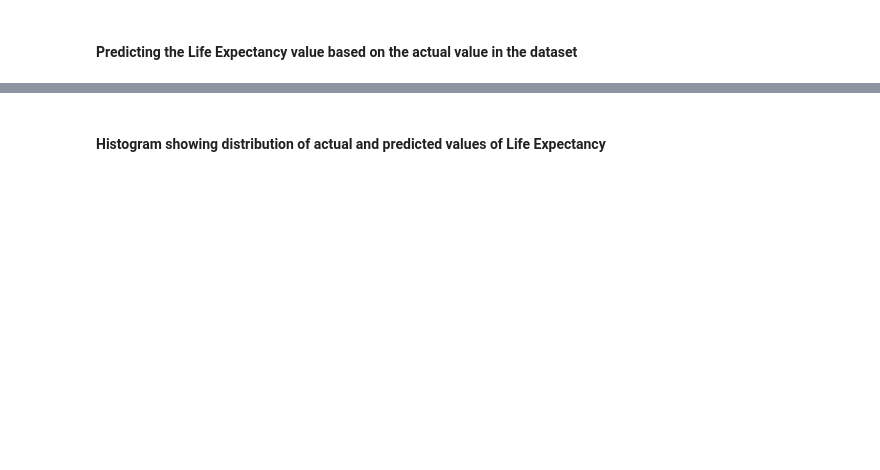
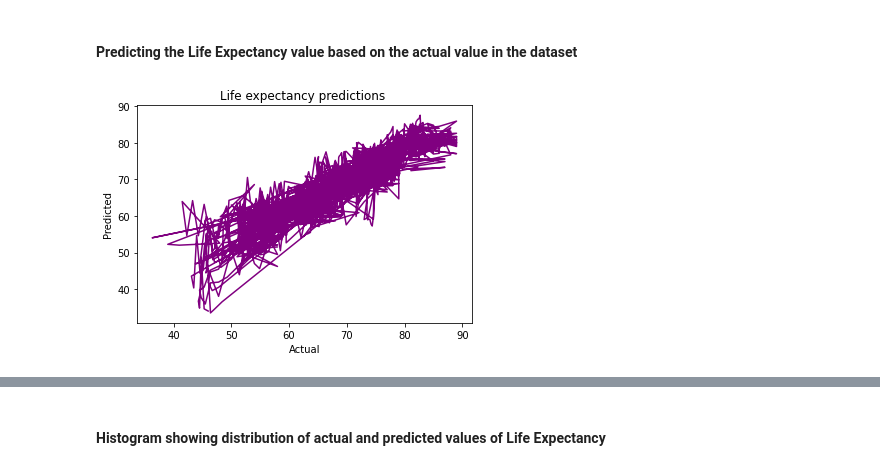
Before and after one commit to iamsaida/DATA602, a Jupyter notebook: Assignment 5/DATA 602_HW 5 _Regression (1).ipynb, the cells around one changed output, grey strips where cells are left out. Drawn from its saved outputs; the diff is of its cells as text; code cells hidden in the pictures; blank space fills up the shorter version.

```diff
--- a/Assignment 5/DATA 602_HW 5 _Regression (1).ipynb
+++ b/Assignment 5/DATA 602_HW 5 _Regression (1).ipynb
@@ -150,3 +164,13 @@ Covariance Type:            nonrobust
 strong multicollinearity or other numerical problems.
 # %% [markdown]
 #### Predicting the Life Expectancy value based on the actual value in the dataset
+# %%
+LEPrdt = OLS.predict(df2[OtrCol])
+
+plt.plot(df2['Life expectancy '], LEPrdt, 'Purple')
+plt.xlabel('Actual')
+plt.ylabel('Predicted')
+plt.title('Life expectancy predictions ')
+plt.show()
+# %% [output]
+[figure, added]
```
Also changed, not shown: parts of 15 cells of this notebook.
